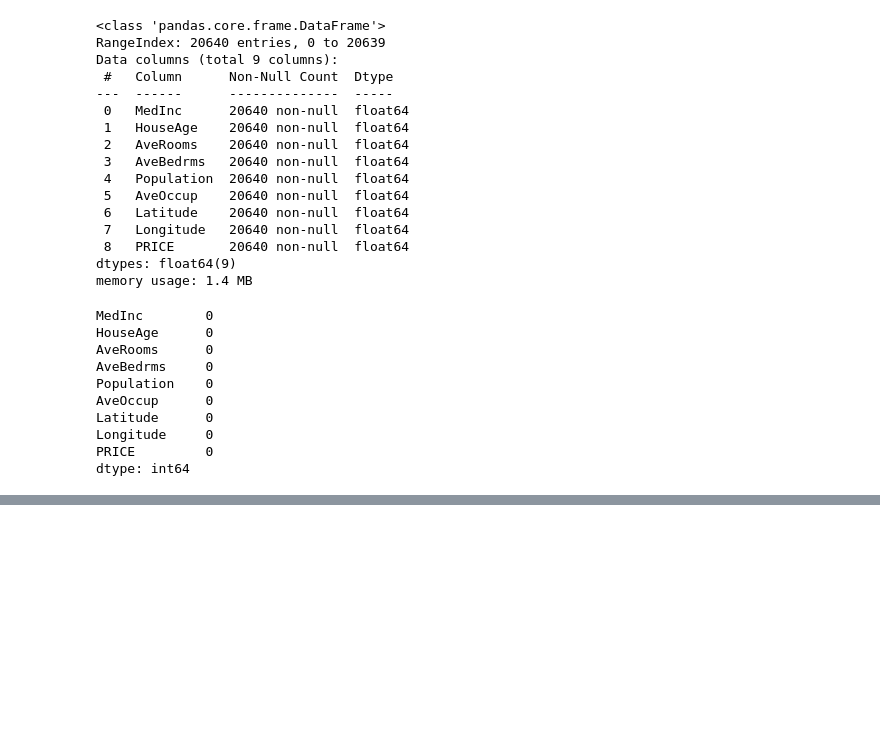
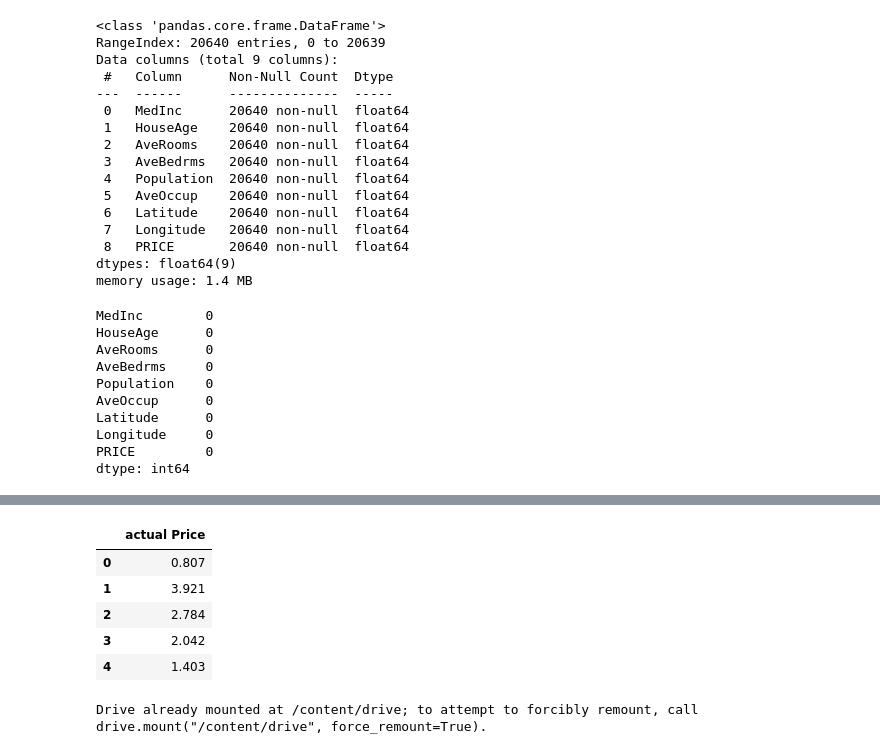
Before and after one commit to DANU011/practice-analysis, a Jupyter notebook: bigdata/bigdata_chap5_regression.ipynb, the cells around one changed output, grey strips where cells are left out. Cells and saved outputs as stored; diff of their text form; code cells hidden in the pictures; blank space fills up the shorter version.

```diff
--- a/bigdata/bigdata_chap5_regression.ipynb
+++ b/bigdata/bigdata_chap5_regression.ipynb
@@ -91,0 +197,17 @@ for i, feature in enumerate(features) :
+# %%
+actual = pd.DataFrame(y_test, columns = ['actual Price'])
+actual.head()
+# %% [output]
+|  | actual Price |
+| 0 | 0.807 |
+| 1 | 3.921 |
+| 2 | 2.784 |
+| 3 | 2.042 |
+| 4 | 1.403 |
+# %%
+# 구글 드라이브 마운트
+from google.colab import drive
+
+drive.mount('/content/drive')
+# %% [output]
+Drive already mounted at /content/drive; to attempt to forcibly remount, call drive.mount("/content/drive", force_remount=True).
```
Also changed, not shown: parts of 16 cells of this notebook.
